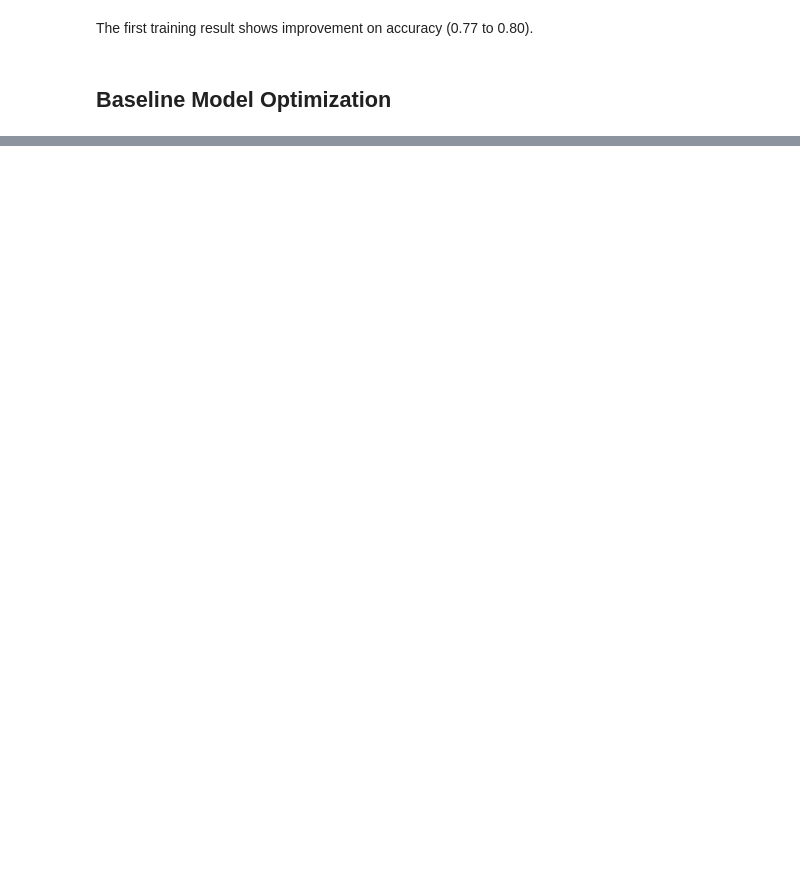
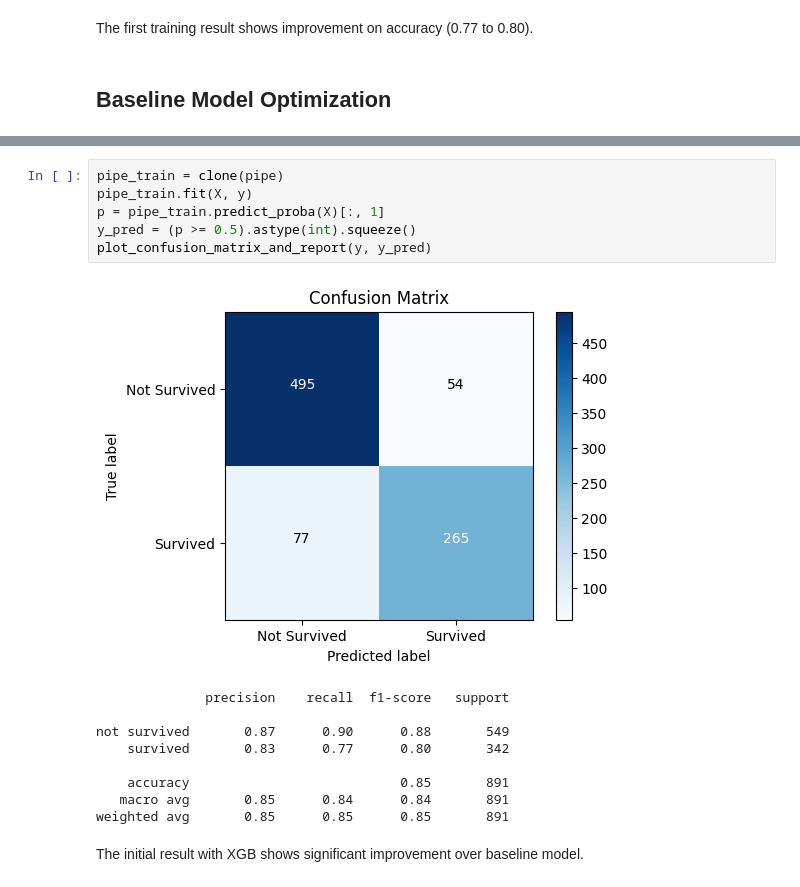
Before and after one commit to vvclin-git/kaggle-tabular-classification-titanic, a Jupyter notebook: notebooks/02_improve_train.ipynb, the cells around one changed output, grey strips where cells are left out. Saved outputs shown, nothing was run; the diff lists cells and outputs as text; blank space fills up the shorter version.

```diff
--- a/notebooks/02_improve_train.ipynb
+++ b/notebooks/02_improve_train.ipynb
@@ -476,0 +741,18 @@ RuntimeError: mat1 and mat2 shapes cannot be multiplied (32x21 and 12x1)
+# %%
+pipe_train = clone(pipe)
+pipe_train.fit(X, y)
+p = pipe_train.predict_proba(X)[:, 1]
+y_pred = (p >= 0.5).astype(int).squeeze()
+plot_confusion_matrix_and_report(y, y_pred)
+# %% [output]
+[figure, added]
+              precision    recall  f1-score   support
+
+not survived       0.87      0.90      0.88       549
+    survived       0.83      0.77      0.80       342
+
+    accuracy                           0.85       891
+   macro avg       0.85      0.84      0.84       891
+weighted avg       0.85      0.85      0.85       891
+# %% [markdown]
+The initial result with XGB shows significant improvement over baseline model.
```
Also changed, not shown: parts of 32 cells of this notebook, 5 other files.
